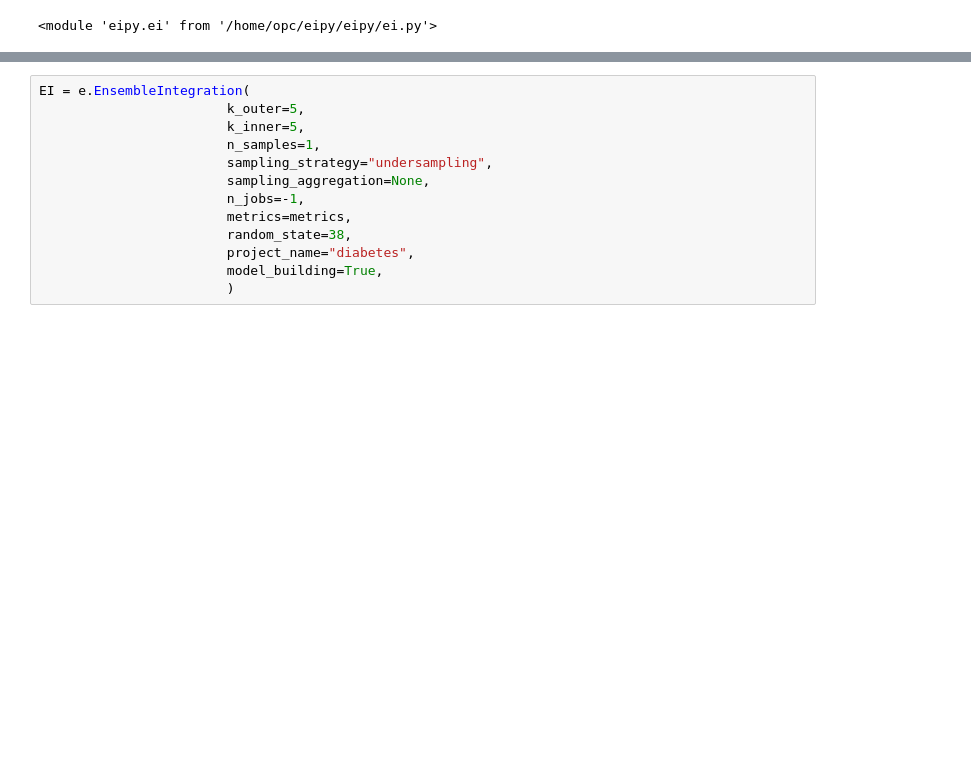
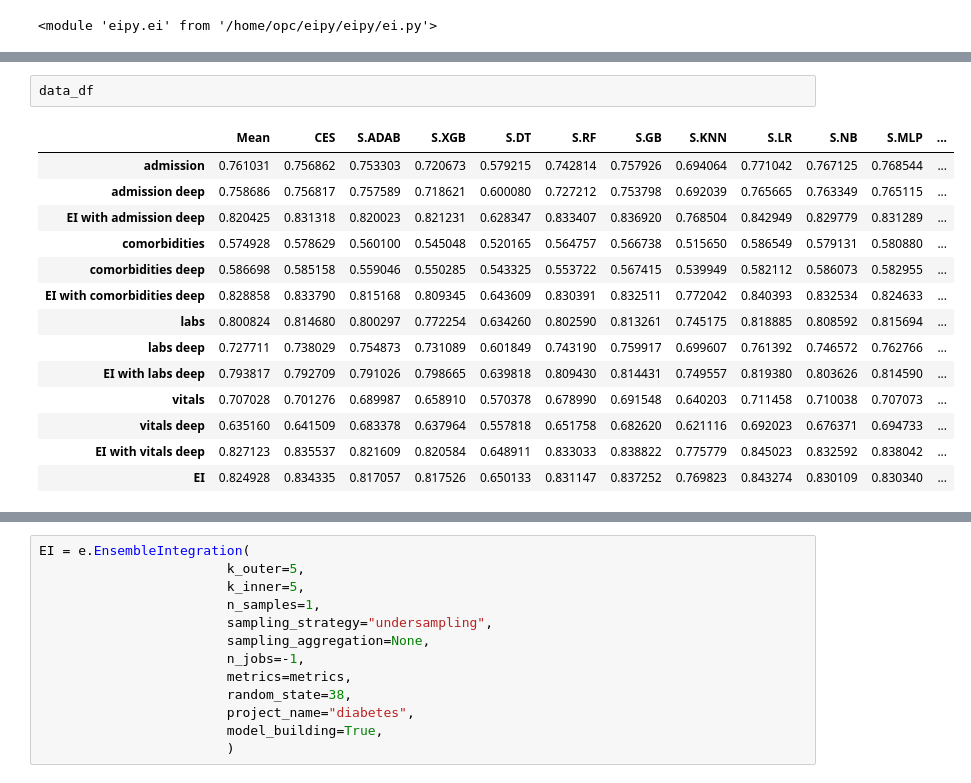
Before and after one commit to aviadsusman/eipy, a Jupyter notebook: eipy/test_multimodal.ipynb, the cells around one changed output, grey strips where cells are left out. Drawn from its saved outputs; the diff is of its cells as text; blank space fills up the shorter version.

```diff
--- a/eipy/test_multimodal.ipynb
+++ b/eipy/test_multimodal.ipynb
@@ -152,0 +588,17 @@ reload(e)
+# %%
+data_df
+# %% [output]
+|  | Mean | CES | S.ADAB | S.XGB | S.DT | S.RF | S.GB | S.KNN | S.LR | S.NB | S.MLP | ... |
+| admission | 0.761031 | 0.756862 | 0.753303 | 0.720673 | 0.579215 | 0.742814 | 0.757926 | 0.694064 | 0.771042 | 0.767125 | 0.768544 | ... |
+| admission deep | 0.758686 | 0.756817 | 0.757589 | 0.718621 | 0.600080 | 0.727212 | 0.753798 | 0.692039 | 0.765665 | 0.763349 | 0.765115 | ... |
+| EI with admission deep | 0.820425 | 0.831318 | 0.820023 | 0.821231 | 0.628347 | 0.833407 | 0.836920 | 0.768504 | 0.842949 | 0.829779 | 0.831289 | ... |
+| comorbidities | 0.574928 | 0.578629 | 0.560100 | 0.545048 | 0.520165 | 0.564757 | 0.566738 | 0.515650 | 0.586549 | 0.579131 | 0.580880 | ... |
+| comorbidities deep | 0.586698 | 0.585158 | 0.559046 | 0.550285 | 0.543325 | 0.553722 | 0.567415 | 0.539949 | 0.582112 | 0.586073 | 0.582955 | ... |
+| EI with comorbidities deep | 0.828858 | 0.833790 | 0.815168 | 0.809345 | 0.643609 | 0.830391 | 0.832511 | 0.772042 | 0.840393 | 0.832534 | 0.824633 | ... |
+| labs | 0.800824 | 0.814680 | 0.800297 | 0.772254 | 0.634260 | 0.802590 | 0.813261 | 0.745175 | 0.818885 | 0.808592 | 0.815694 | ... |
+| labs deep | 0.727711 | 0.738029 | 0.754873 | 0.731089 | 0.601849 | 0.743190 | 0.759917 | 0.699607 | 0.761392 | 0.746572 | 0.762766 | ... |
+| EI with labs deep | 0.793817 | 0.792709 | 0.791026 | 0.798665 | 0.639818 | 0.809430 | 0.814431 | 0.749557 | 0.819380 | 0.803626 | 0.814590 | ... |
+| vitals | 0.707028 | 0.701276 | 0.689987 | 0.658910 | 0.570378 | 0.678990 | 0.691548 | 0.640203 | 0.711458 | 0.710038 | 0.707073 | ... |
+| vitals deep | 0.635160 | 0.641509 | 0.683378 | 0.637964 | 0.557818 | 0.651758 | 0.682620 | 0.621116 | 0.692023 | 0.676371 | 0.694733 | ... |
+| EI with vitals deep | 0.827123 | 0.835537 | 0.821609 | 0.820584 | 0.648911 | 0.833033 | 0.838822 | 0.775779 | 0.845023 | 0.832592 | 0.838042 | ... |
+| EI | 0.824928 | 0.834335 | 0.817057 | 0.817526 | 0.650133 | 0.831147 | 0.837252 | 0.769823 | 0.843274 | 0.830109 | 0.830340 | ... |
```
Also changed, not shown: parts of 25 cells of this notebook, 2 other files.
